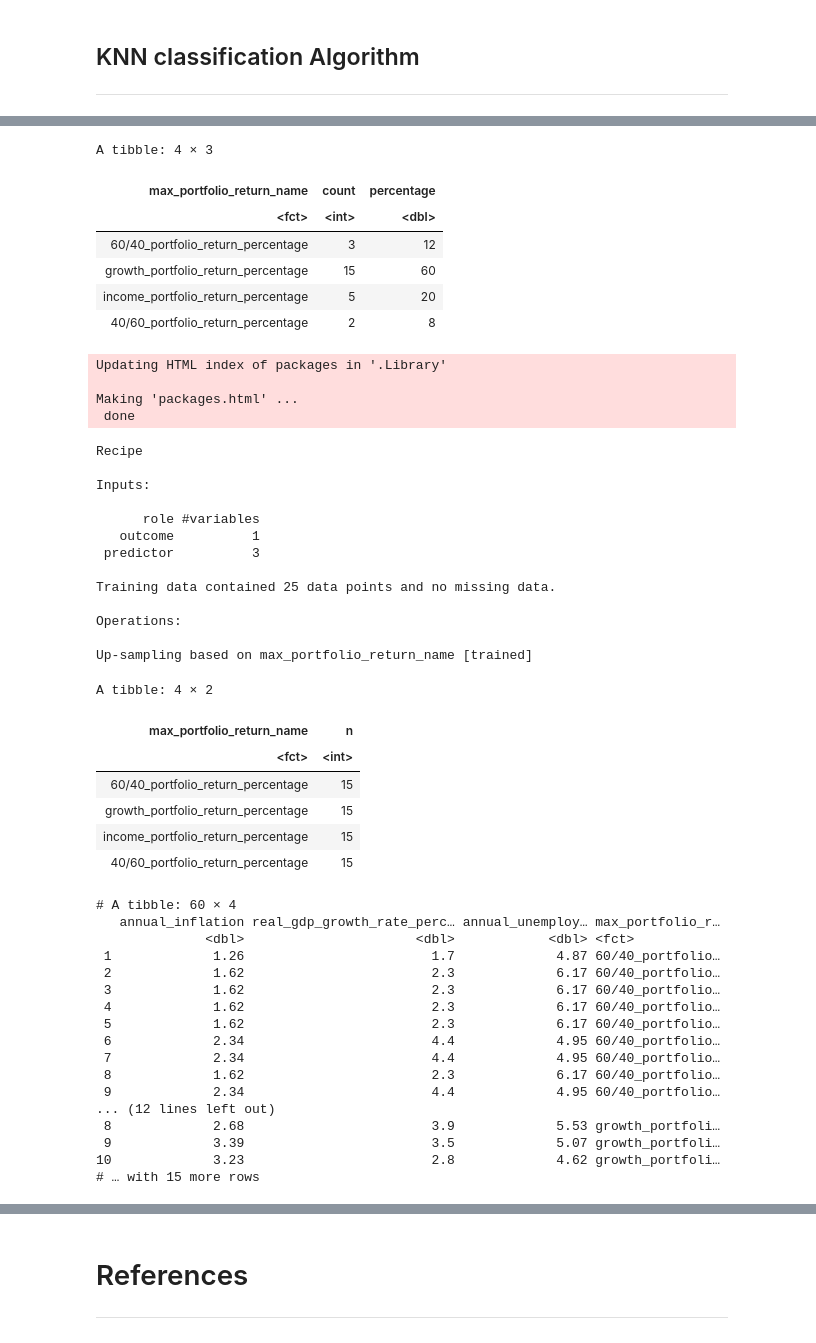
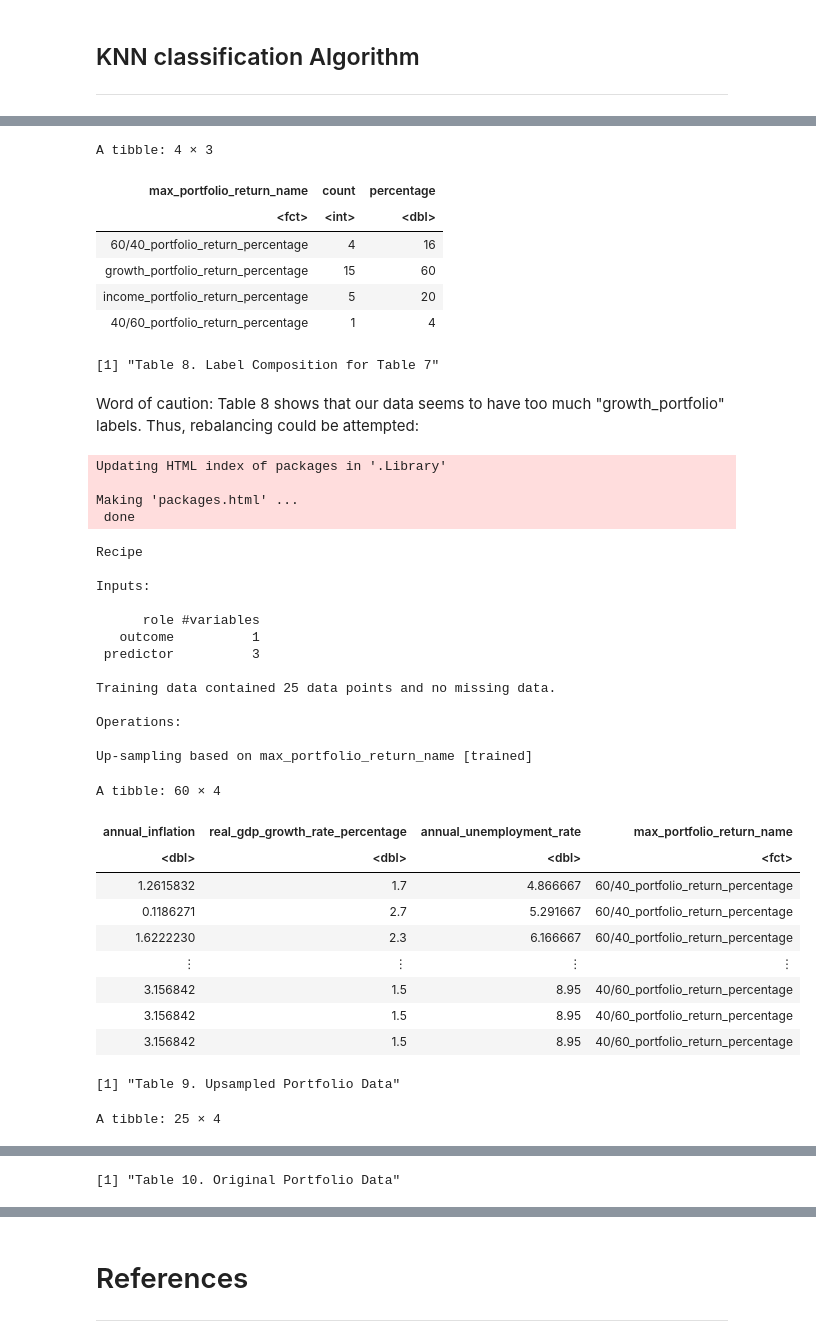
Before and after one commit to Arioniums/DSCI_100_125, a Jupyter notebook: project_group_125.ipynb, the cells around one changed output, grey strips where cells are left out. Cells and saved outputs as stored; diff of their text form; code cells hidden in the pictures.

```diff
--- a/project_group_125.ipynb
+++ b/project_group_125.ipynb
@@ -542,23 +460,24 @@ num_obs <- nrow(portfolio_data)
 portfolio_data |>
 group_by(max_portfolio_return_name) |>
 summarize(count = n(), percentage = n() / num_obs * 100)
-
-#Word of caution: data seems to have too much "growth_portfolio" labels. Thus, rebalancing could be attempted:
+print("Table 8. Label Composition for Table 7")
 # %% [output]
 A tibble: 4 × 3
 | max_portfolio_return_name | count | percentage |
 | <fct> | <int> | <dbl> |
-| 60/40_portfolio_return_percentage | 3 | 12 |
+| 60/40_portfolio_return_percentage | 4 | 16 |
 | growth_portfolio_return_percentage | 15 | 60 |
 | income_portfolio_return_percentage | 5 | 20 |
-| 40/60_portfolio_return_percentage | 2 | 8 |
+| 40/60_portfolio_return_percentage | 1 | 4 |
+[1] "Table 8. Label Composition for Table 7"
+# %% [markdown]
+Word of caution: Table 8 shows that our data seems to have too much "growth_portfolio" labels. Thus, rebalancing could be attempted:
 # %%
+set.seed(9999)
 
 #performing rebalancing:
 install.packages("themis")
 library (themis)
-
-set.seed(9999)
 
 ups_recipe <- recipe(max_portfolio_return_name ~ ., data = portfolio_data) |>
 step_upsample(max_portfolio_return_name, over_ratio = 1, skip = FALSE) |>
@@ -566,10 +485,6 @@ prep()
 ups_recipe
 
 upsampled_portfolio <- bake(ups_recipe, portfolio_data)
-
-upsampled_portfolio |>
-group_by(max_portfolio_return_name) |>
-summarize(n = n())
 # %% [output]
 Updating HTML index of packages in '.Library'
 
@@ -588,33 +503,23 @@ Training data contained 25 data points and no missing data.
 Operations:
 
 Up-sampling based on max_portfolio_return_name [trained]
-A tibble: 4 × 2
-| max_portfolio_return_name | n |
-| <fct> | <int> |
-| 60/40_portfolio_return_percentage | 15 |
-| growth_portfolio_return_percentage | 15 |
-| income_portfolio_return_percentage | 15 |
-| 40/60_portfolio_return_percentage | 15 |
 # %%
 #comparing upsampled vs normal data:
 
-print(upsampled_portfolio)
-print (portfolio_data)
+upsampled_portfolio
+print("Table 9. Upsampled Portfolio Data")
+portfolio_data
+print("Table 10. Original Portfolio Data")
 # %% [output]
-# A tibble: 60 × 4
-   annual_inflation real_gdp_growth_rate_perc… annual_unemploy… max_portfolio_r…
-              <dbl>                      <dbl>            <dbl> <fct>
- 1             1.26                        1.7             4.87 60/40_portfolio…
- 2             1.62                        2.3             6.17 60/40_portfolio…
- 3             1.62                        2.3             6.17 60/40_portfolio…
- 4             1.62                        2.3             6.17 60/40_portfolio…
- 5             1.62                        2.3             6.17 60/40_portfolio…
- 6             2.34                        4.4             4.95 60/40_portfolio…
- 7             2.34                        4.4             4.95 60/40_portfolio…
- 8             1.62                        2.3             6.17 60/40_portfolio…
- 9             2.34                        4.4             4.95 60/40_portfolio…
-... (12 lines left out)
- 8             2.68                        3.9             5.53 growth_portfoli…
- 9             3.39                        3.5             5.07 growth_portfoli…
-10             3.23                        2.8             4.62 growth_portfoli…
-# … with 15 more rows
+A tibble: 60 × 4
+| annual_inflation | real_gdp_growth_rate_percentage | annual_unemployment_rate | max_portfolio_return_name |
+| <dbl> | <dbl> | <dbl> | <fct> |
+| 1.2615832 | 1.7 | 4.866667 | 60/40_portfolio_return_percentage |
+| 0.1186271 | 2.7 | 5.291667 | 60/40_portfolio_return_percentage |
+| 1.6222230 | 2.3 | 6.166667 | 60/40_portfolio_return_percentage |
+| ⋮ | ⋮ | ⋮ | ⋮ |
+| 3.156842 | 1.5 | 8.95 | 40/60_portfolio_return_percentage |
+| 3.156842 | 1.5 | 8.95 | 40/60_portfolio_return_percentage |
+| 3.156842 | 1.5 | 8.95 | 40/60_portfolio_return_percentage |
+[1] "Table 9. Upsampled Portfolio Data"
+A tibble: 25 × 4
@@ -621 +535,2 @@ print (portfolio_data)
+[1] "Table 10. Original Portfolio Data"
 # %% [markdown]
```
Also changed, not shown: parts of 32 cells of this notebook, 1 other file.
